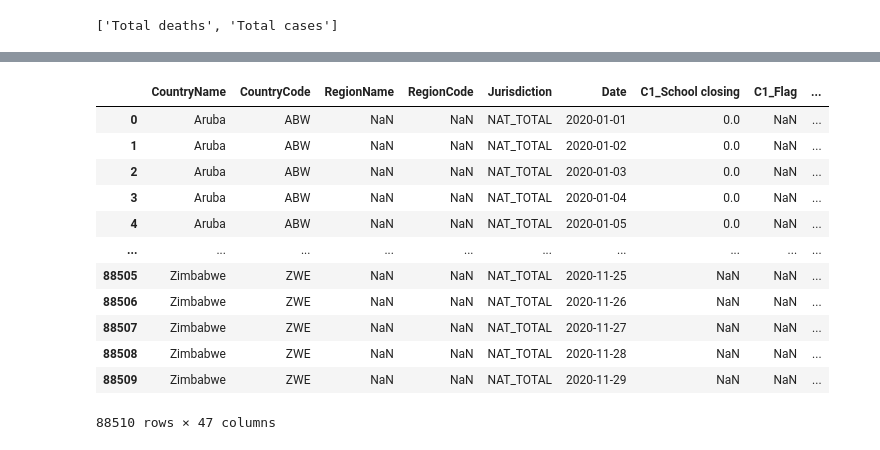
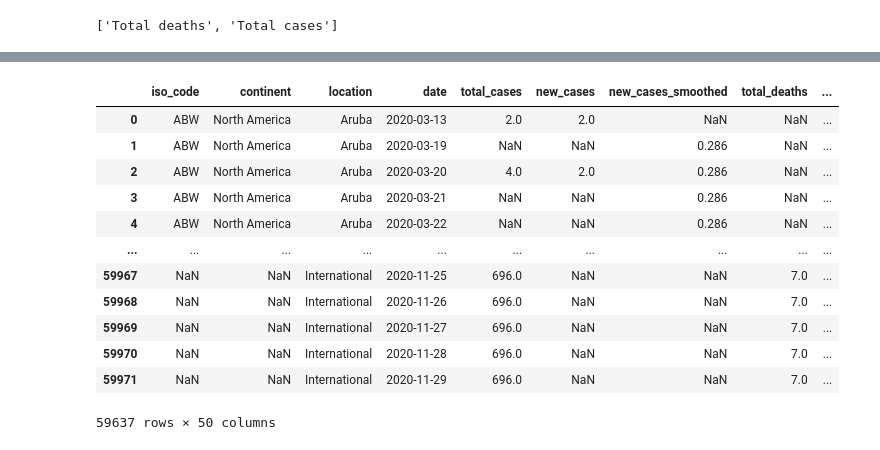
Before and after one commit to osteinnes/covid-dashapp, a Jupyter notebook: data_analysis.ipynb, the cells around one changed output, grey strips where cells are left out. Cells and saved outputs as stored; diff of their text form; code cells hidden in the pictures.

```diff
--- a/data_analysis.ipynb
+++ b/data_analysis.ipynb
@@ -240,19 +240,21 @@ fig = px.line(cdf, x="date", y=y_var, color="location",
 fig
 # %% [output]
 [interactive output not drawn]
-# %%
-df2
-# %% [output]
-|  | CountryName | CountryCode | RegionName | RegionCode | Jurisdiction | Date | C1_School closing | C1_Flag | ... |
-| 0 | Aruba | ABW | NaN | NaN | NAT_TOTAL | 2020-01-01 | 0.0 | NaN | ... |
-| 1 | Aruba | ABW | NaN | NaN | NAT_TOTAL | 2020-01-02 | 0.0 | NaN | ... |
-| 2 | Aruba | ABW | NaN | NaN | NAT_TOTAL | 2020-01-03 | 0.0 | NaN | ... |
-| 3 | Aruba | ABW | NaN | NaN | NAT_TOTAL | 2020-01-04 | 0.0 | NaN | ... |
-| 4 | Aruba | ABW | NaN | NaN | NAT_TOTAL | 2020-01-05 | 0.0 | NaN | ... |
-| ... | ... | ... | ... | ... | ... | ... | ... | ... | ... |
-| 88505 | Zimbabwe | ZWE | NaN | NaN | NAT_TOTAL | 2020-11-25 | NaN | NaN | ... |
-| 88506 | Zimbabwe | ZWE | NaN | NaN | NAT_TOTAL | 2020-11-26 | NaN | NaN | ... |
-| 88507 | Zimbabwe | ZWE | NaN | NaN | NAT_TOTAL | 2020-11-27 | NaN | NaN | ... |
-| 88508 | Zimbabwe | ZWE | NaN | NaN | NAT_TOTAL | 2020-11-28 | NaN | NaN | ... |
-| 88509 | Zimbabwe | ZWE | NaN | NaN | NAT_TOTAL | 2020-11-29 | NaN | NaN | ... |
-88510 rows × 47 columns
+# %%
+df[df["location"]=="World"]
+
+df[~df['location'].isin(["World"])]
+# %% [output]
+|  | iso_code | continent | location | date | total_cases | new_cases | new_cases_smoothed | total_deaths | ... |
+| 0 | ABW | North America | Aruba | 2020-03-13 | 2.0 | 2.0 | NaN | NaN | ... |
+| 1 | ABW | North America | Aruba | 2020-03-19 | NaN | NaN | 0.286 | NaN | ... |
+| 2 | ABW | North America | Aruba | 2020-03-20 | 4.0 | 2.0 | 0.286 | NaN | ... |
+| 3 | ABW | North America | Aruba | 2020-03-21 | NaN | NaN | 0.286 | NaN | ... |
+| 4 | ABW | North America | Aruba | 2020-03-22 | NaN | NaN | 0.286 | NaN | ... |
+| ... | ... | ... | ... | ... | ... | ... | ... | ... | ... |
+| 59967 | NaN | NaN | International | 2020-11-25 | 696.0 | NaN | NaN | 7.0 | ... |
+| 59968 | NaN | NaN | International | 2020-11-26 | 696.0 | NaN | NaN | 7.0 | ... |
+| 59969 | NaN | NaN | International | 2020-11-27 | 696.0 | NaN | NaN | 7.0 | ... |
+| 59970 | NaN | NaN | International | 2020-11-28 | 696.0 | NaN | NaN | 7.0 | ... |
+| 59971 | NaN | NaN | International | 2020-11-29 | 696.0 | NaN | NaN | 7.0 | ... |
+59637 rows × 50 columns
```
Also changed, not shown: 2 other files.
